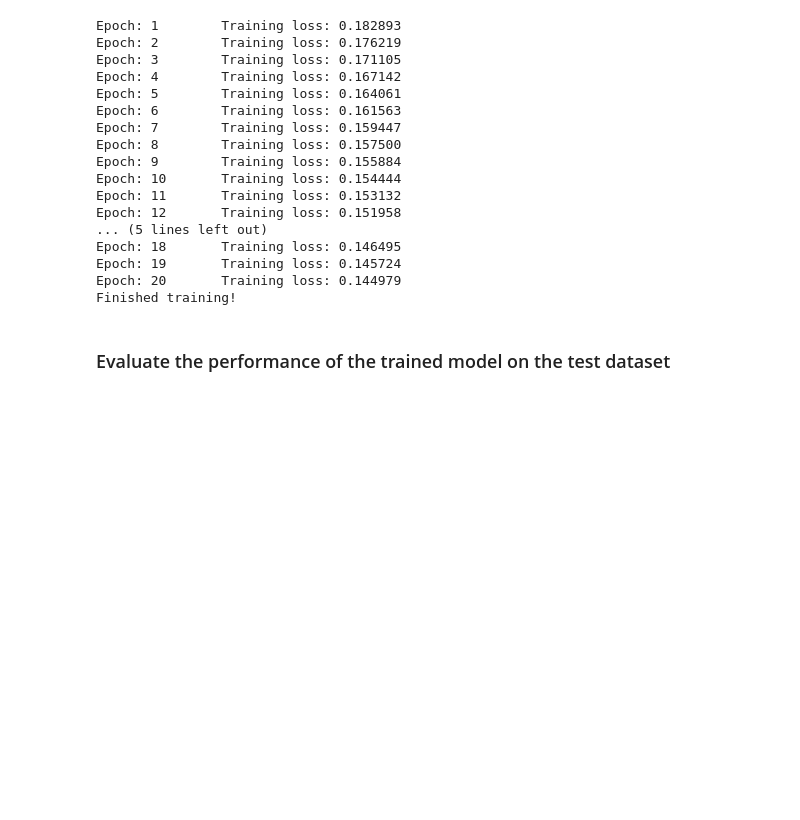
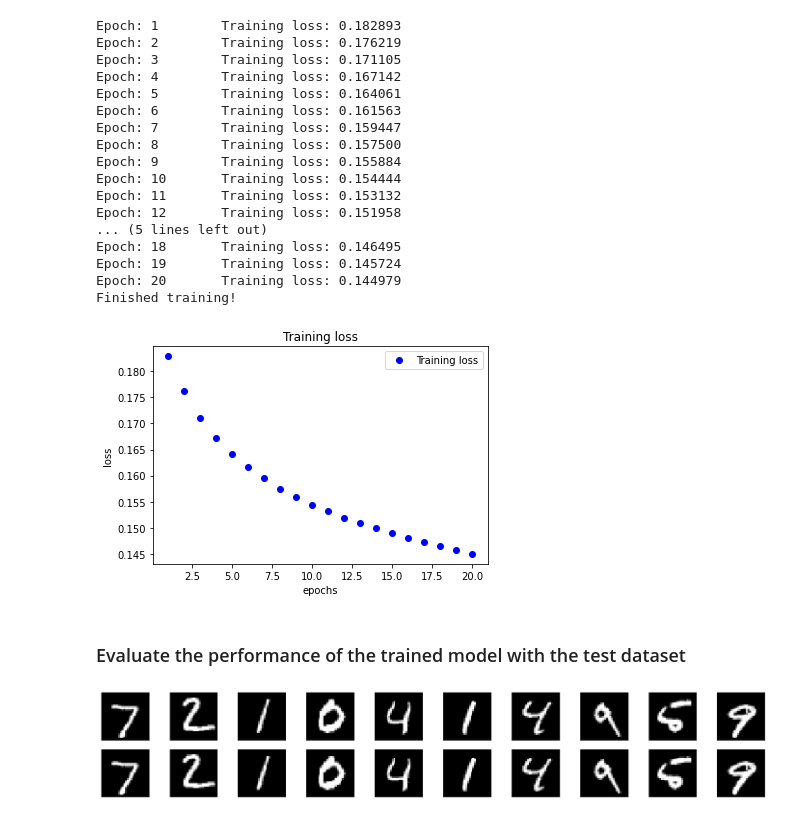
Before and after one commit to shazzad-hasan/deep-learning-projects, a Jupyter notebook: autoencoder/linear_autoencoder_mnist.ipynb, the cells around one changed output. Saved outputs shown, nothing was run; the diff lists cells and outputs as text; code cells hidden in the pictures; blank space fills up the shorter version.

```diff
--- a/autoencoder/linear_autoencoder_mnist.ipynb
+++ b/autoencoder/linear_autoencoder_mnist.ipynb
@@ -208,5 +208,44 @@ Epoch: 18       Training loss: 0.146495
 Epoch: 19       Training loss: 0.145724
 Epoch: 20       Training loss: 0.144979
 Finished training!
+# %%
+# plot training loss for each epoch
+epochs = range(1, num_epochs+1)
+plt.plot(epochs, train_losses, 'bo', label='Training loss')
+plt.xlabel('epochs')
+plt.ylabel('loss')
+plt.title('Training loss')
+plt.legend()
+plt.show()
+# %% [output]
+[figure, added]
 # %% [markdown]
-### Evaluate the performance of the trained model on the test dataset
+### Evaluate the performance of the trained model with the test dataset
+# %%
+# visualize one batch of test images along with their reconstruction
+
+# obtain one batch of test images
+dataiter = iter(test_loader)
+inputs, _ = dataiter.next()
+
+# flatten images
+flatten_inputs = inputs.view(inputs.size(0), -1)
+flatten_inputs = flatten_inputs.to(device)
+# get sample outputs
+outputs = model(flatten_inputs)
+# resize outputs into a batch of images
+outputs = outputs.view(batch_size, 1, 28, 28)
+
+# display some inputs and their reconstructed images
+fig, axes = plt.subplots(nrows=2, ncols=10, sharex=True, sharey=True, figsize=(25,4))
+
+# input images on top row, reconstructions on bottom
+for images, row in zip([inputs, outputs], axes):
+  for img, ax in zip(inputs, row):
+    # prepare images for display
+    img = np.squeeze(img.numpy()) if not train_on_gpu else np.squeeze(img.cpu().numpy())
+    ax.imshow(img, cmap='gray')
+    ax.get_xaxis().set_visible(False)
+    ax.get_yaxis().set_visible(False)
+# %% [output]
+[figure, added]
```
